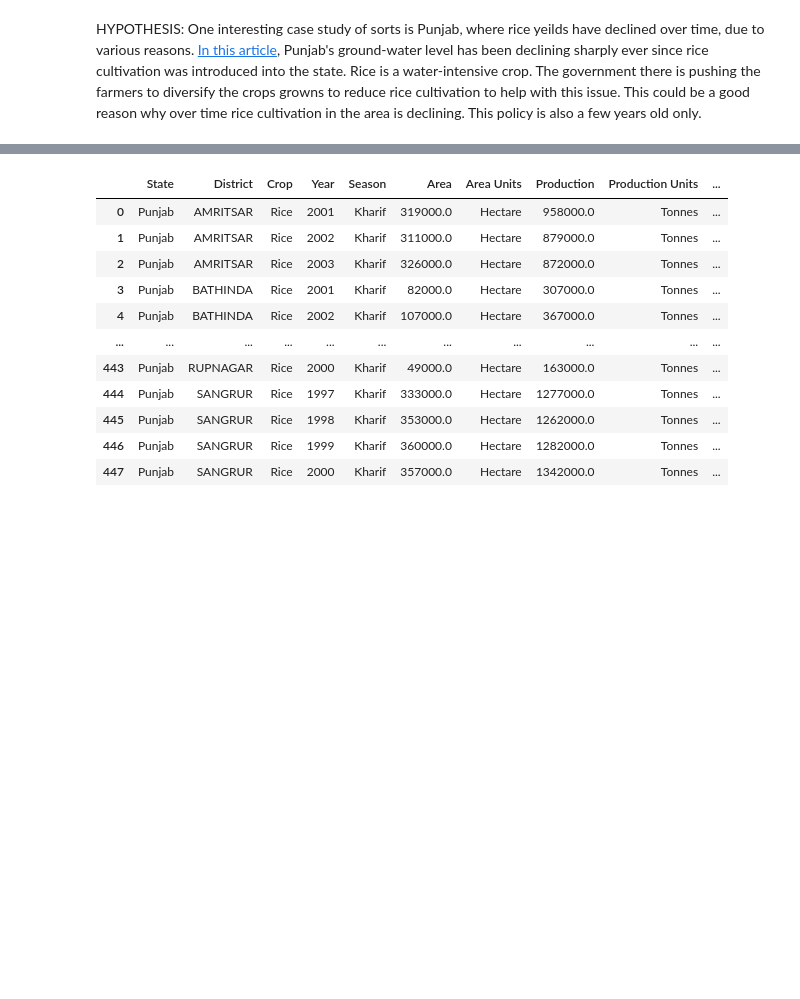
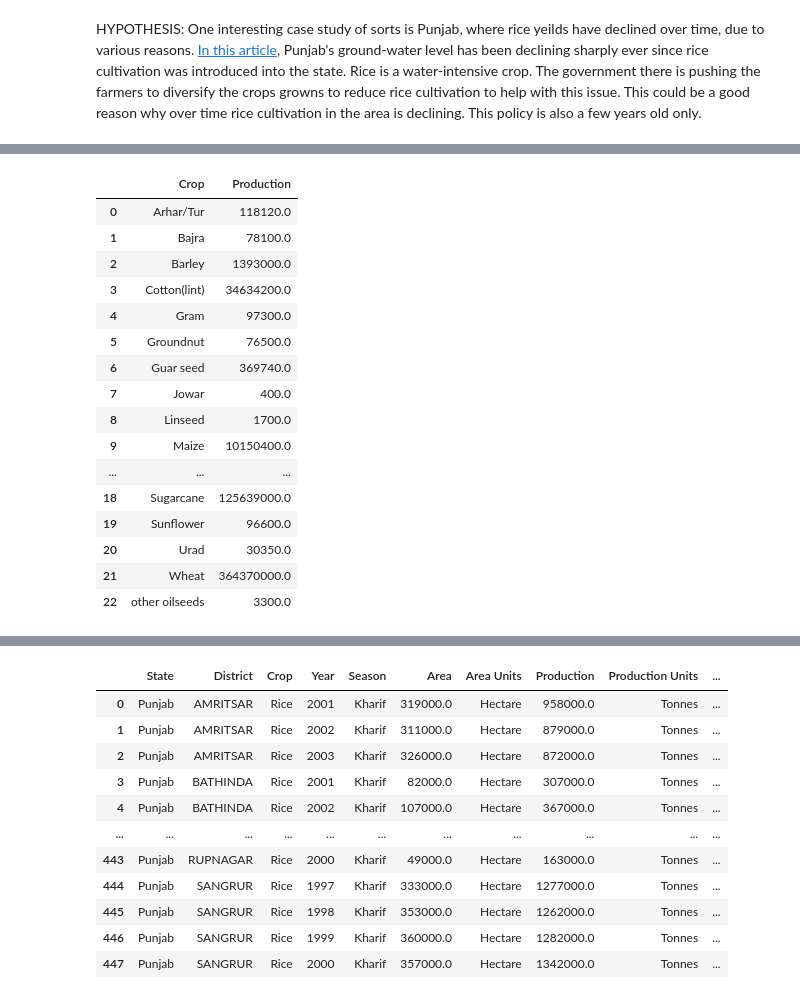
Before and after one commit to ananyatiwari14/DATAPROJECTFall2022, a Jupyter notebook: j33 finals.ipynb, the cells around one changed output, grey strips where cells are left out. Saved outputs shown, nothing was run; the diff lists cells and outputs as text; code cells hidden in the pictures; blank space fills up the shorter version.

```diff
--- a/j33 finals.ipynb
+++ b/j33 finals.ipynb
@@ -216,0 +234,22 @@ HYPOTHESIS: One interesting case study of sorts is Punjab, where rice yeilds hav
+# %%
+##Calculating the total production of various crops in Punjab since 1997, in tonnes.
+punjab_crop_pro = df_pj.groupby(['Crop']).sum()[['Production']].reset_index()
+punjab_crop_pro
+# %% [output]
+|  | Crop | Production |
+| 0 | Arhar/Tur | 118120.0 |
+| 1 | Bajra | 78100.0 |
+| 2 | Barley | 1393000.0 |
+| 3 | Cotton(lint) | 34634200.0 |
+| 4 | Gram | 97300.0 |
+| 5 | Groundnut | 76500.0 |
+| 6 | Guar seed | 369740.0 |
+| 7 | Jowar | 400.0 |
+| 8 | Linseed | 1700.0 |
+| 9 | Maize | 10150400.0 |
+| ... | ... | ... |
+| 18 | Sugarcane | 125639000.0 |
+| 19 | Sunflower | 96600.0 |
+| 20 | Urad | 30350.0 |
+| 21 | Wheat | 364370000.0 |
+| 22 | other oilseeds | 3300.0 |
```
Also changed, not shown: parts of 23 cells of this notebook, 6 other files.
